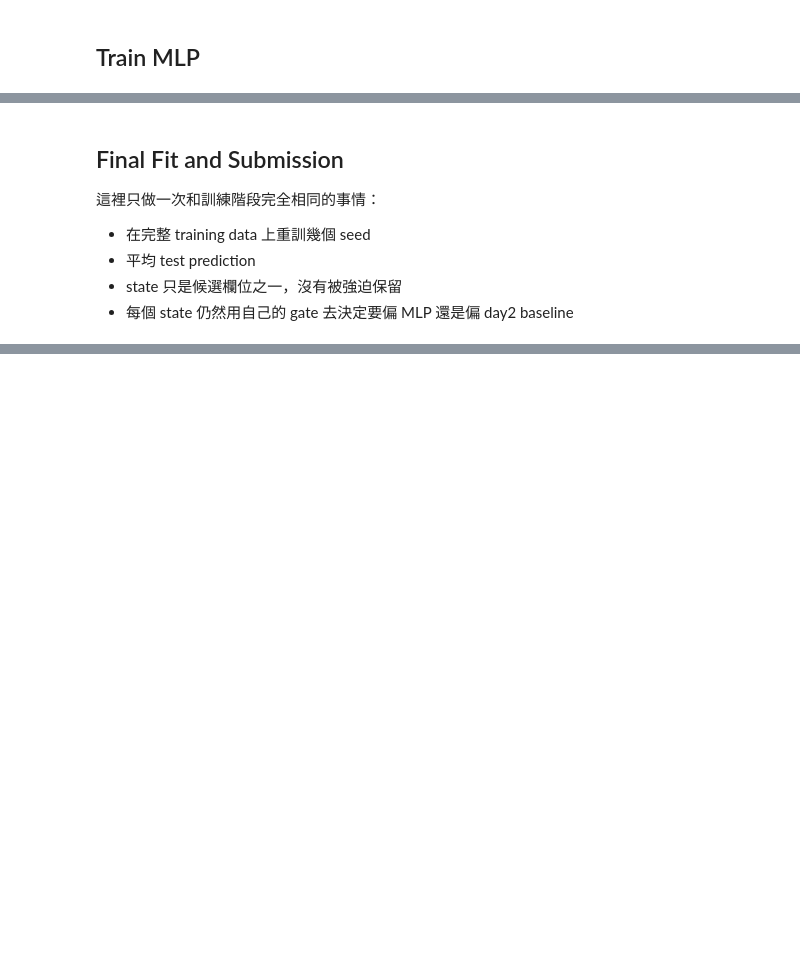
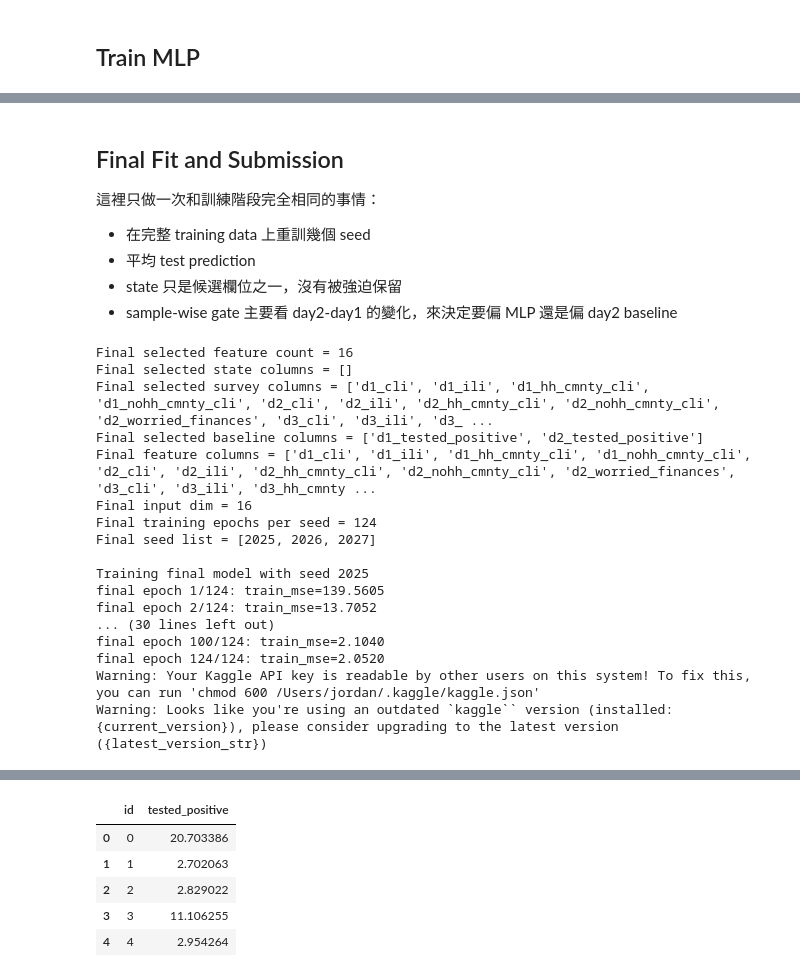
Before and after one commit to jordan841220/kaggle_playground, a Jupyter notebook: covid_prediction/main.ipynb, the cells around one changed output, grey strips where cells are left out. Saved outputs shown, nothing was run; the diff lists cells and outputs as text; code cells hidden in the pictures; blank space fills up the shorter version.

Commit message:
可測版本：flat SelectKBest / MultiSeed MLP ensemble / sample-wise-gated weight

```diff
--- a/covid_prediction/main.ipynb
+++ b/covid_prediction/main.ipynb
@@ -680,11 +750,12 @@ plt.show()
 - 在完整 training data 上重訓幾個 seed
 - 平均 test prediction
 - state 只是候選欄位之一，沒有被強迫保留
-- 每個 state 仍然用自己的 gate 去決定要偏 MLP 還是偏 day2 baseline
+- sample-wise gate 主要看 day2-day1 的變化，來決定要偏 MLP 還是偏 day2 baseline
 # %%
 full_train_df = rename_covid_columns(train_data, has_day3_target=True)
 full_test_df = rename_covid_columns(test_data, has_day3_target=False)
 y_full = full_train_df[TARGET_COL].to_numpy(dtype=np.float32)
+day1_test_pred = full_test_df[DAY1_TP_COL].to_numpy(dtype=np.float32)
 day2_test_pred = full_test_df[DAY2_TP_COL].to_numpy(dtype=np.float32)
 
 final_feature_cols = selected_feature_cols
@@ -722,24 +793,48 @@ for seed in FINAL_SEEDS:
     final_test_preds.append(test_pred)
 
 ensemble_test_pred = np.mean(np.stack(final_test_preds, axis=0), axis=0)
-test_state_ids = state_ids(full_test_df)
-final_test = apply_state_gates(ensemble_test_pred, day2_test_pred, test_state_ids, state_gates)
+final_test, test_gate_values = apply_sample_gate(
+    ensemble_test_pred,
+    day2_test_pred,
+    day1_test_pred,
+    day2_test_pred,
+    sample_gate_slope,
+    sample_gate_threshold,
+)
 final_test = np.clip(final_test, 0.0, 100.0)
 
 submission = pd.DataFrame({
     'id': full_test_df['id'].to_numpy(),
     'tested_positive': final_test,
 })
-submission.to_csv('submission.csv', index=False)
+submission.to_csv(f'model_k{SELECT_K}_drop{dropout}_lr{lr}_layers{depth}_hidden{hidden}_submission.csv', index=False)
 
 import subprocess
 subprocess.run([
     'kaggle', 'competitions', 'submit',
     '-c', 'ml2021spring-hw1',
-    '-f', 'submission.csv',
-    '-m', f'state-gated weight / flat SelectKBest / MultiSeed MLP ensemble (k={SELECT_K})',
+    '-f', f'model_k{SELECT_K}_drop{dropout}_lr{lr}_layers{depth}_hidden{hidden}_submission.csv',
+    '-m', f'sample-wise day-change gate / flat SelectKBest / MultiSeed MLP ensemble',
 ], check=True)
 
-print(f'State gate min/max = {state_gates.min():.2f} / {state_gates.max():.2f}')
-print('Saved submission.csv and submitted to Kaggle with state gates')
+print(f'Sample gate min/max = {test_gate_values.min():.2f} / {test_gate_values.max():.2f}')
+print('Saved submission.csv and submitted to Kaggle with sample-wise gate')
 submission.head()
+# %% [output]
+Final selected feature count = 16
+Final selected state columns = []
+Final selected survey columns = ['d1_cli', 'd1_ili', 'd1_hh_cmnty_cli', 'd1_nohh_cmnty_cli', 'd2_cli', 'd2_ili', 'd2_hh_cmnty_cli', 'd2_nohh_cmnty_cli', 'd2_worried_finances', 'd3_cli', 'd3_ili', 'd3_ ...
+Final selected baseline columns = ['d1_tested_positive', 'd2_tested_positive']
+Final feature columns = ['d1_cli', 'd1_ili', 'd1_hh_cmnty_cli', 'd1_nohh_cmnty_cli', 'd2_cli', 'd2_ili', 'd2_hh_cmnty_cli', 'd2_nohh_cmnty_cli', 'd2_worried_finances', 'd3_cli', 'd3_ili', 'd3_hh_cmnty ...
+Final input dim = 16
+Final training epochs per seed = 124
+Final seed list = [2025, 2026, 2027]
+
+Training final model with seed 2025
+final epoch 1/124: train_mse=139.5605
+final epoch 2/124: train_mse=13.7052
+... (30 lines left out)
+final epoch 100/124: train_mse=2.1040
+final epoch 124/124: train_mse=2.0520
+Warning: Your Kaggle API key is readable by other users on this system! To fix this, you can run 'chmod 600 /Users/jordan/.kaggle/kaggle.json'
+Warning: Looks like you're using an outdated `kaggle`` version (installed: {current_version}), please consider upgrading to the latest version ({latest_version_str})
@@ -745,0 +843,6 @@ submission.head()
+|  | id | tested_positive |
+| 0 | 0 | 20.703386 |
+| 1 | 1 | 2.702063 |
+| 2 | 2 | 2.829022 |
+| 3 | 3 | 11.106255 |
+| 4 | 4 | 2.954264 |
```
Also changed, not shown: parts of 11 cells of this notebook, 2 other files.
